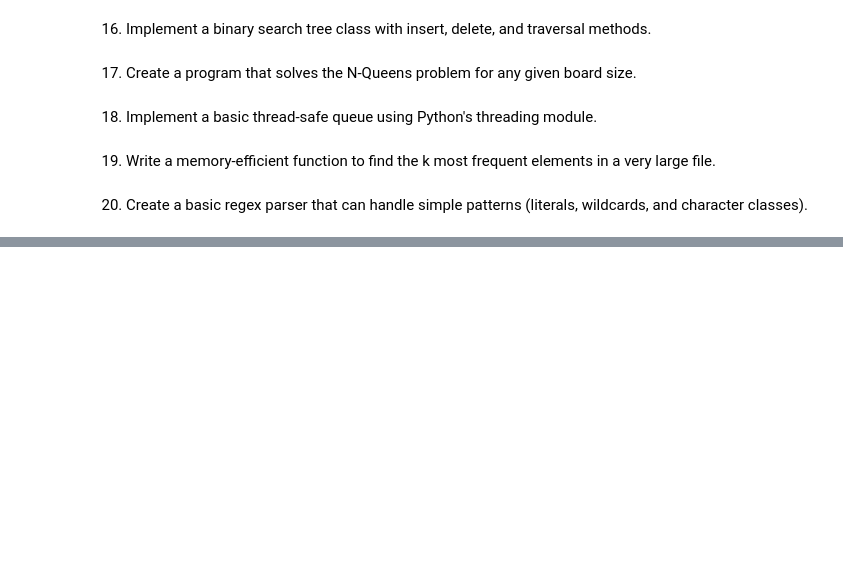
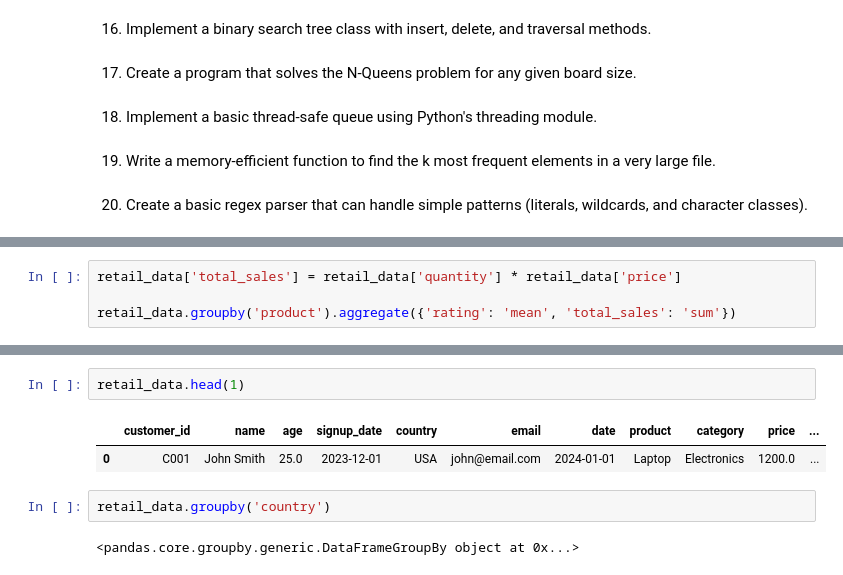
Before and after one commit to RayirthSoni/EDA-Practise, a Jupyter notebook: Code/python-questions-cldai.ipynb, the cells around one changed output, grey strips where cells are left out. Cells and saved outputs as stored; diff of their text form; blank space fills up the shorter version.

```diff
--- a/Code/python-questions-cldai.ipynb
+++ b/Code/python-questions-cldai.ipynb
@@ -86,0 +343,4 @@ reverse_string("Hello")
+# %%
+retail_data['total_sales'] = retail_data['quantity'] * retail_data['price']
+
+retail_data.groupby('product').aggregate({'rating': 'mean', 'total_sales': 'sum'})
@@ -86,0 +353,9 @@ reverse_string("Hello")
+# %%
+retail_data.head(1)
+# %% [output]
+|  | customer_id | name | age | signup_date | country | email | date | product | category | price | ... |
+| 0 | C001 | John Smith | 25.0 | 2023-12-01 | USA | john@email.com | 2024-01-01 | Laptop | Electronics | 1200.0 | ... |
+# %%
+retail_data.groupby('country')
+# %% [output]
+<pandas.core.groupby.generic.DataFrameGroupBy object at 0x...>
```
Also changed, not shown: parts of 26 cells of this notebook, 1 other file.
